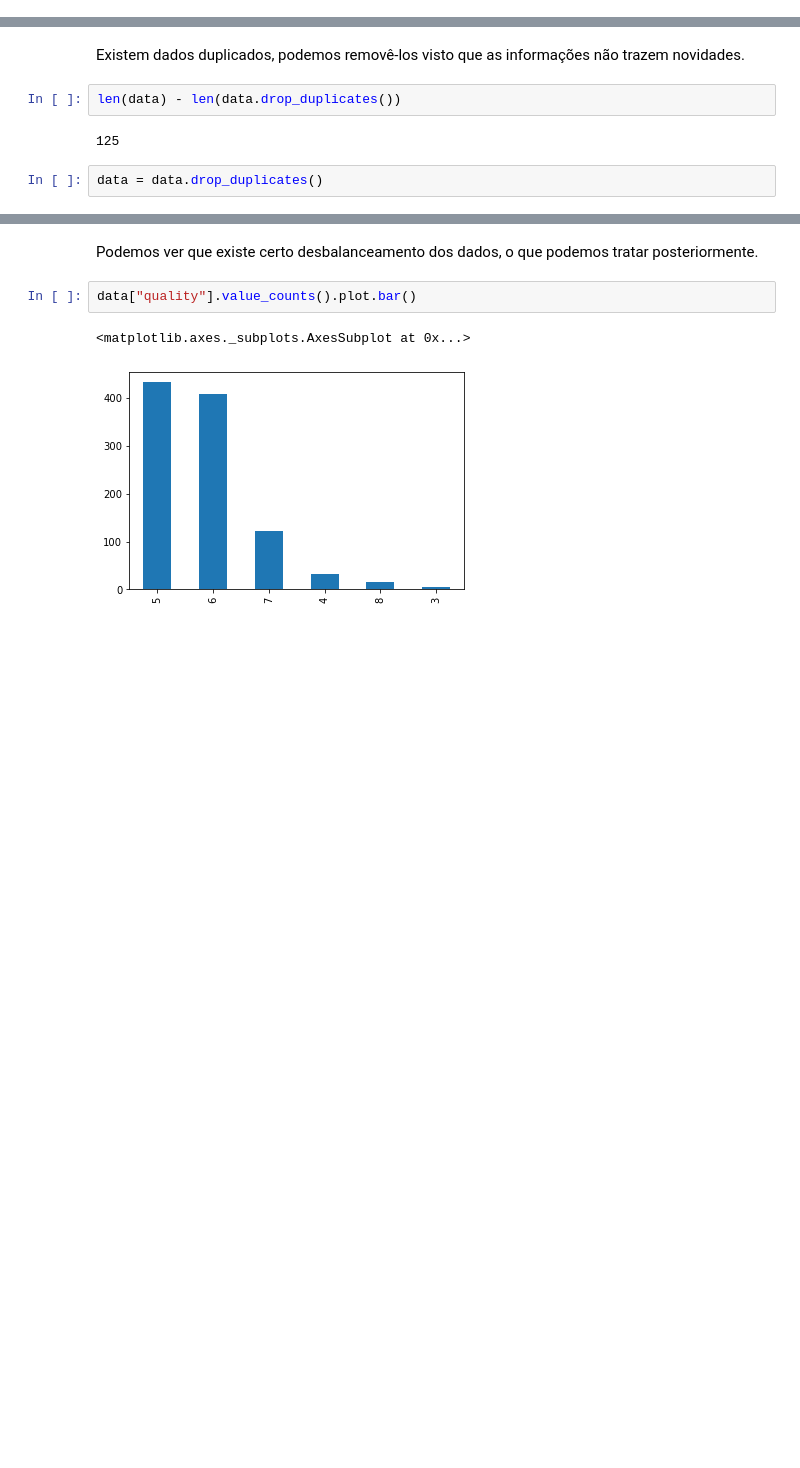
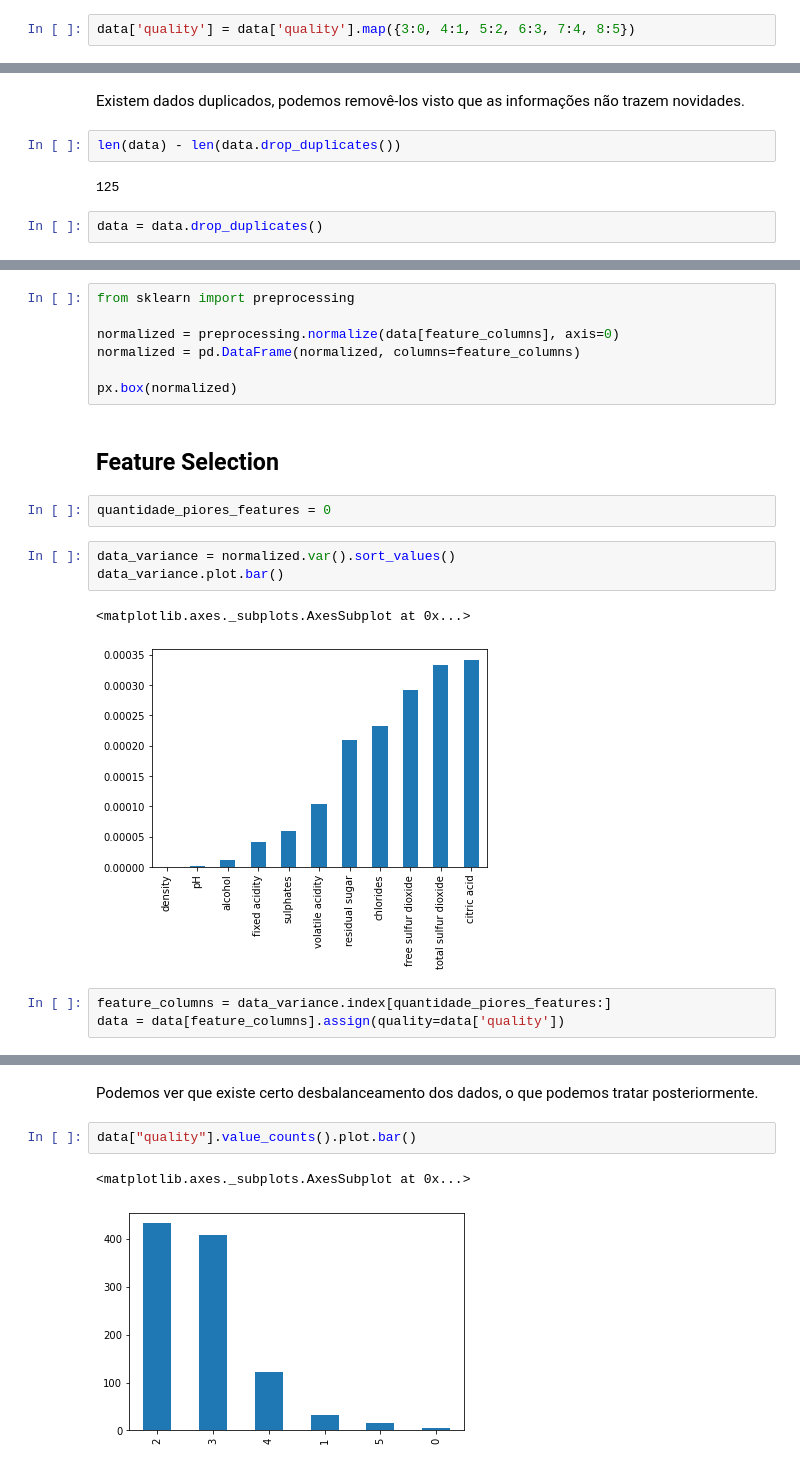
Before and after one commit to viniciuslettieri/Aprendizado-de-Maquina-2022.2, a Jupyter notebook: Tarefas/logistica_svm_naivebayes.ipynb, the cells around one changed output, grey strips where cells are left out. Cells and saved outputs as stored; diff of their text form; blank space fills up the shorter version.

```diff
--- a/Tarefas/logistica_svm_naivebayes.ipynb
+++ b/Tarefas/logistica_svm_naivebayes.ipynb
@@ -24,6 +25,8 @@ data.head()
 | 4 | 7.4 | 0.70 | 0.00 | 1.9 | 0.076 | 11.0 | ... |
 # %%
 feature_columns = data.columns[:-1]
+# %%
+data['quality'] = data['quality'].map({3:0, 4:1, 5:2, 6:3, 7:4, 8:5})
 # %% [markdown]
 # Colunas
 # %% [markdown]
@@ -112,0 +118,20 @@ data = data.drop_duplicates()
+# %%
+from sklearn import preprocessing
+
+normalized = preprocessing.normalize(data[feature_columns], axis=0)
+normalized = pd.DataFrame(normalized, columns=feature_columns)
+
+px.box(normalized)
+# %% [markdown]
+## Feature Selection
+# %%
+quantidade_piores_features = 0
+# %%
+data_variance = normalized.var().sort_values()
+data_variance.plot.bar()
+# %% [output]
+<matplotlib.axes._subplots.AxesSubplot at 0x...>
+[figure, added]
+# %%
+feature_columns = data_variance.index[quantidade_piores_features:]
+data = data[feature_columns].assign(quality=data['quality'])
```
Also changed, not shown: parts of 52 cells of this notebook.
